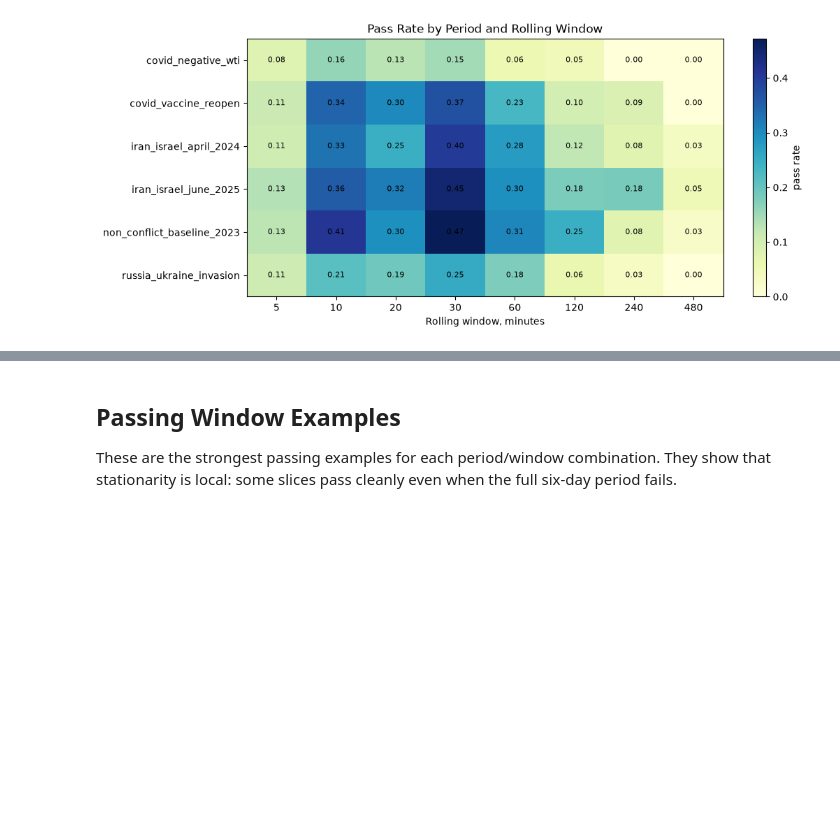
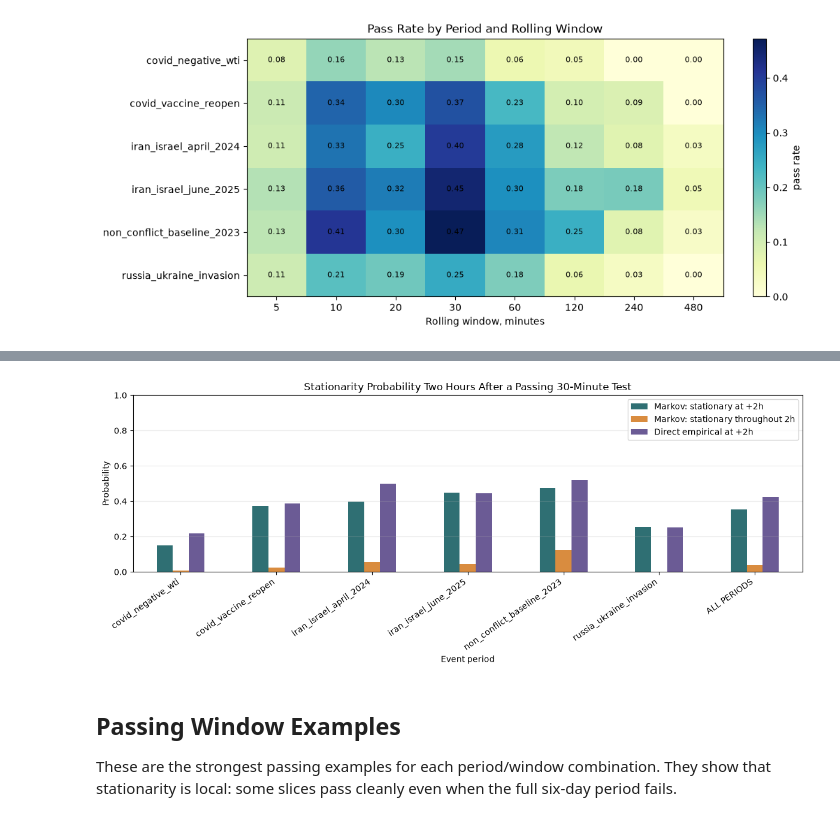
Before and after one commit to andrewheekin/finm37000-grp-6-trading, a Jupyter notebook: src/rolling_window_stationarity_notebook.ipynb, the cells around one changed output, grey strips where cells are left out. Drawn from its saved outputs; the diff is of its cells as text; code cells hidden in the pictures; blank space fills up the shorter version.

```diff
--- a/src/rolling_window_stationarity_notebook.ipynb
+++ b/src/rolling_window_stationarity_notebook.ipynb
@@ -260,3 +451,17 @@ plt.show()
+# %%
+plot_data = markov_results.set_index("period")[["p_stationary_2h_ahead", "p_stationary_throughout_2h", "direct_empirical_2h"]]
+ax = plot_data.plot(kind="bar", figsize=(12, 5), color=["#2F6F73", "#D98C3F", "#6B5B95"])
+ax.set_title("Stationarity Probability Two Hours After a Passing 30-Minute Test")
+ax.set_xlabel("Event period")
+ax.set_ylabel("Probability")
+ax.set_ylim(0, 1)
+ax.legend(["Markov: stationary at +2h", "Markov: stationary throughout 2h", "Direct empirical at +2h"])
+ax.grid(axis="y", alpha=0.25)
+plt.xticks(rotation=35, ha="right")
+plt.tight_layout()
+plt.show()
+# %% [output]
+[figure, added]
 # %% [markdown]
 ## Passing Window Examples
 
```
Also changed, not shown: parts of 7 cells of this notebook.
